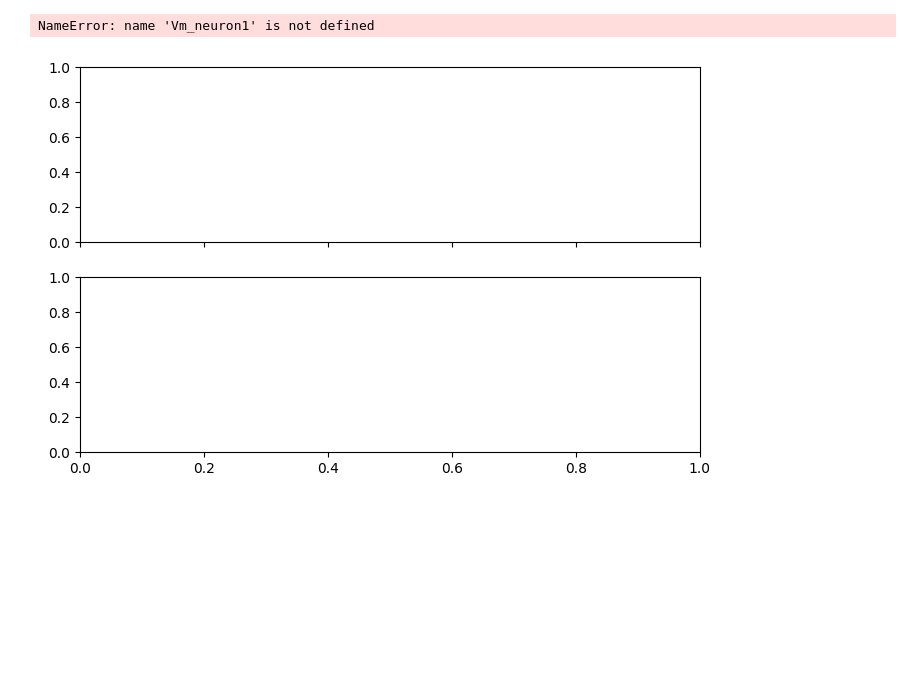
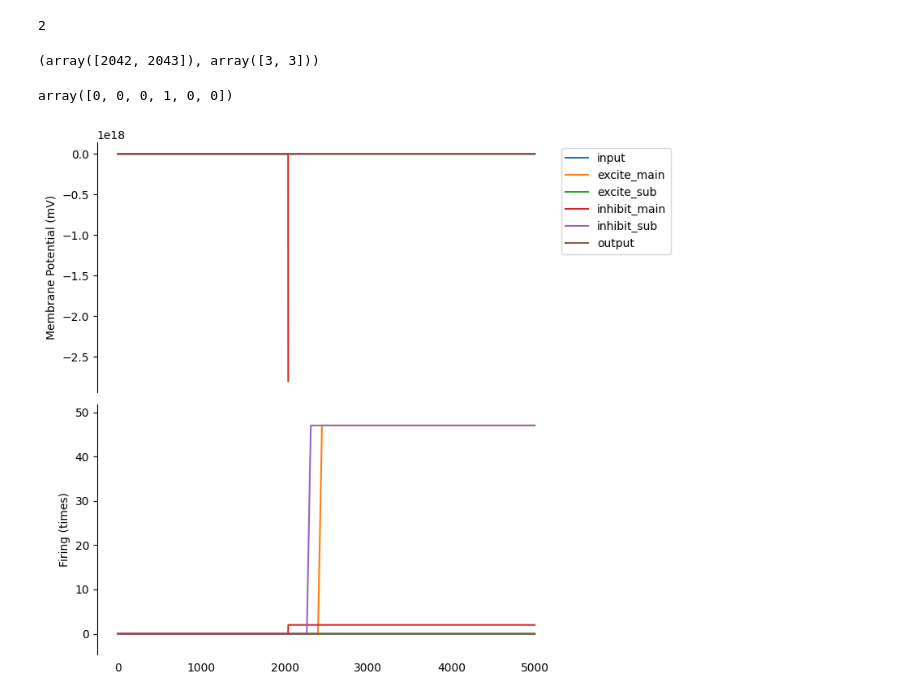
Before and after one commit to hhsherlock/Spiking_NN, a Jupyter notebook: MCMC.ipynb, the cells around one changed output. Cells and saved outputs as stored; diff of their text form; code cells hidden in the pictures; blank space fills up the shorter version.

Commit message:
added some recordings and perpare for mcmc evaluations

```diff
--- a/MCMC.ipynb
+++ b/MCMC.ipynb
@@ -73,0 +25,7 @@ plt.plot(Vm_neuron_output)
+# %%
+# sample params
+names = Receptors.LigandGatedChannelFactory.infer_names
+infer_params = {}
+# %%
+for name in names:
+    infer_params[name] =
@@ -73,0 +52,8 @@ plt.plot(Vm_neuron_output)
+# %%
+
+
+with warnings.catch_warnings(record=True) as caught_warnings:
+    warnings.simplefilter("always")  # Capture all warnings
+    voltages, firing, error_code, neurons = run_network.run(infer_params)
+    runtime_warnings = [w for w in caught_warnings if issubclass(w.category, RuntimeWarning)]
+    print(f"Number of RuntimeWarnings: {len(runtime_warnings)}")
@@ -74,34 +78,60 @@ plt.plot(Vm_neuron_output)
+# %%
+voltages = np.array(voltages)
+firing = np.array(firing)
+error_code = np.array(error_code)
+# %%
+np.sum(error_code)
+# %% [output]
+2
+# %%
+np.where(error_code != 0)
+# %% [output]
+(array([2042, 2043]), array([3, 3]))
+# %%
+error_code[2042]
+# %% [output]
+array([0, 0, 0, 1, 0, 0])
 # %%
-f, (ax1, ax2) = plt.subplots(2, 1, sharex=True, figsize=(8, 5),
+f, (ax1, ax2) = plt.subplots(2, 1, sharex=True, figsize=(8, 7),
                                 gridspec_kw={'height_ratios': [1, 1]})
 
-ax1.plot(times, Vm_neuron1, label = '1')
-ax1.plot(times, Vm_neuron2, label = '2')
-ax1.set_ylabel("Membrane Potential (mV)")
+
 # ax1.set_title("Hodgkin-Huxley Spiking Neuron Model", fontSize=16)
+
+# voltage plot
+for i in range(len(neurons)):
+    ax1.plot(np.arange(5000), voltages[:,i], label=neurons[i])
+
 ax1.spines['right'].set_visible(False)
 ax1.spines['top'].set_visible(False)
 ax1.spines['bottom'].set_visible(False)
 ax1.tick_params(bottom=False)
+ax1.set_ylabel("Membrane Potential (mV)")
+ax1.legend(loc='upper left', bbox_to_anchor=(1, 1))
 
-# ax1.set_ylim(0, 1)
+# firing plot
+for i in range(len(neurons)):
+    ax2.plot(np.arange(5000), firing[:,i], label=neurons[i])
+
+ax2.spines['right'].set_visible(False)
+ax2.spines['top'].set_visible(False)
+ax2.spines['bottom'].set_visible(False)
+ax2.tick_params(bottom=False)
+ax2.set_ylabel("Firing (times)")
 
 
-ax2.plot(times, I_neuron1, label = '1')
-ax2.plot(times, I_neuron2, label = '2')
-ax2.set_ylabel("Currents (µA/cm²)")
-ax2.set_xlabel("Simulation Time (milliseconds)")
-ax2.spines['right'].set_visible(False)
-ax2.spines['top'].set_visible(False)
+# ax2.plot(times, I_neuron1, label = '1')
+# ax2.plot(times, I_neuron2, label = '2')
+# ax2.set_ylabel("Currents (µA/cm²)")
+# ax2.set_xlabel("Simulation Time (milliseconds)")
+# ax2.spines['right'].set_visible(False)
+# ax2.spines['top'].set_visible(False)
 
-# ax2.set_ylim(-1,1)
-# plt.xlim(98, 120)
+
 plt.margins(0, 0.1)
 plt.tight_layout()
-plt.legend()
 plt.show()
 
 # sharp wave ripples
 # %% [output]
-NameError: name 'Vm_neuron1' is not defined
-[figure, old version]
+[figure, new version]
```
Also changed, not shown: parts of 5 cells of this notebook, 5 other files.
